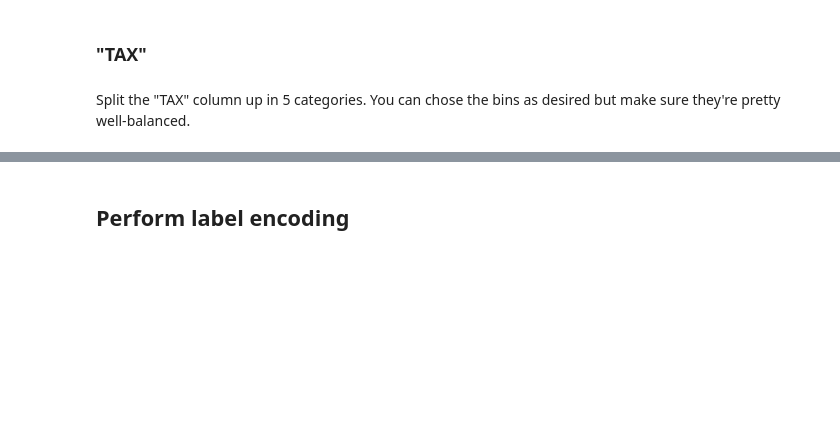
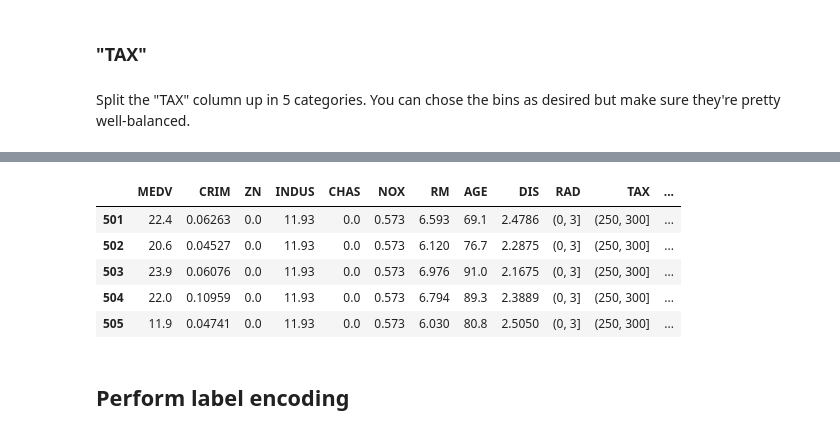
Before and after one commit to MIAISEMAN/dsc-1-11-05-dealing-with-categorical-variables-lab-seattle-ds-career-040119, a Jupyter notebook: index.ipynb, the cells around one changed output, grey strips where cells are left out. Cells and saved outputs as stored; diff of their text form; code cells hidden in the pictures; blank space fills up the shorter version.

```diff
--- a/index.ipynb
+++ b/index.ipynb
@@ -208,2 +240,11 @@ Split the "TAX" column up in 5 categories. You can chose the bins as desired but
+# %%
+boston_df.tail()
+# %% [output]
+|  | MEDV | CRIM | ZN | INDUS | CHAS | NOX | RM | AGE | DIS | RAD | TAX | ... |
+| 501 | 22.4 | 0.06263 | 0.0 | 11.93 | 0.0 | 0.573 | 6.593 | 69.1 | 2.4786 | (0, 3] | (250, 300] | ... |
+| 502 | 20.6 | 0.04527 | 0.0 | 11.93 | 0.0 | 0.573 | 6.120 | 76.7 | 2.2875 | (0, 3] | (250, 300] | ... |
+| 503 | 23.9 | 0.06076 | 0.0 | 11.93 | 0.0 | 0.573 | 6.976 | 91.0 | 2.1675 | (0, 3] | (250, 300] | ... |
+| 504 | 22.0 | 0.10959 | 0.0 | 11.93 | 0.0 | 0.573 | 6.794 | 89.3 | 2.3889 | (0, 3] | (250, 300] | ... |
+| 505 | 11.9 | 0.04741 | 0.0 | 11.93 | 0.0 | 0.573 | 6.030 | 80.8 | 2.5050 | (0, 3] | (250, 300] | ... |
 # %% [markdown]
 ## Perform label encoding
```
Also changed, not shown: parts of 20 cells of this notebook.
